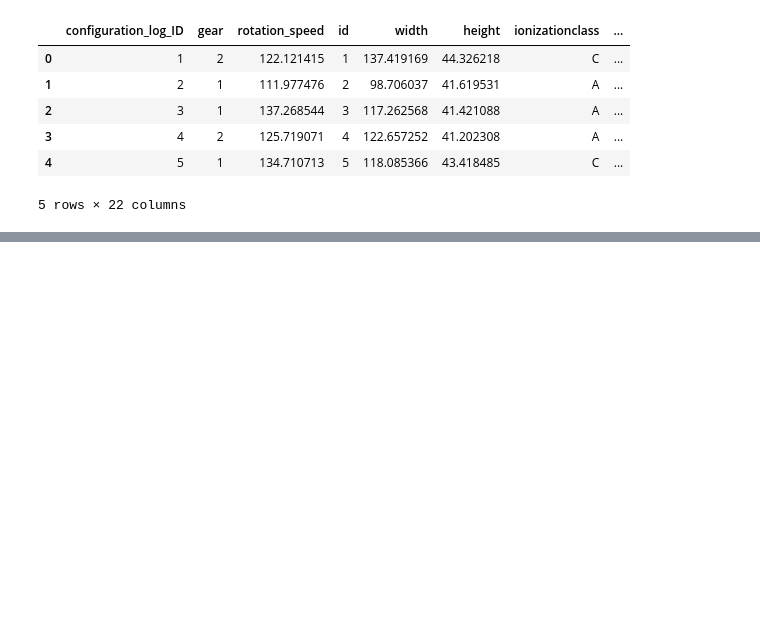
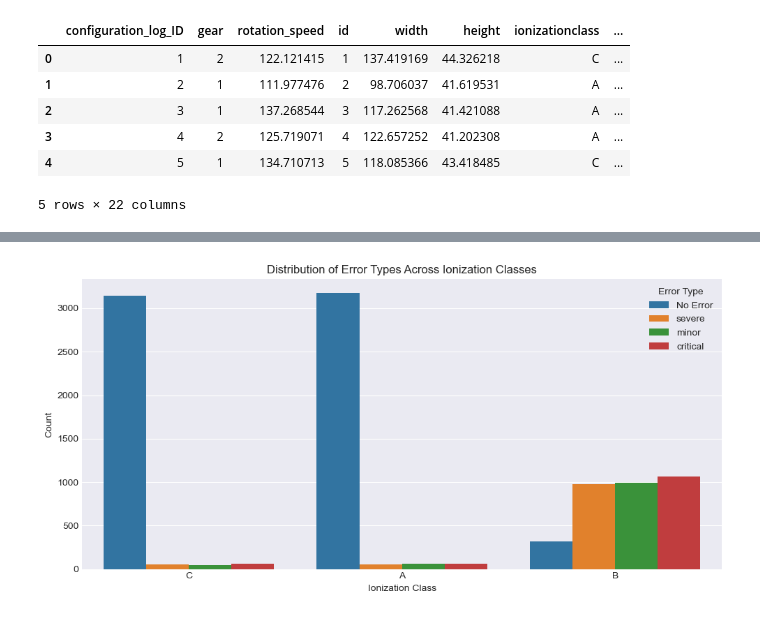
Before and after one commit to Parth-0804/ML_Presentation_Workspace, a Jupyter notebook: ML - SmartBuild Dataset/EDA_Machine_Production.ipynb, the cells around one changed output, grey strips where cells are left out. Saved outputs shown, nothing was run; the diff lists cells and outputs as text; code cells hidden in the pictures; blank space fills up the shorter version.

```diff
--- a/ML - SmartBuild Dataset/EDA_Machine_Production.ipynb
+++ b/ML - SmartBuild Dataset/EDA_Machine_Production.ipynb
@@ -69,0 +139,12 @@ memory usage: 1.7+ MB
+# %%
+
+plt.figure(figsize=(10, 5))
+sns.countplot(x='ionizationclass', hue='error_type', data=merged_df)
+plt.title('Distribution of Error Types Across Ionization Classes')
+plt.xlabel('Ionization Class')
+plt.ylabel('Count')
+plt.legend(title='Error Type')
+plt.tight_layout()
+plt.show()
+# %% [output]
+[figure, added]
```
Also changed, not shown: parts of 4 cells of this notebook.
